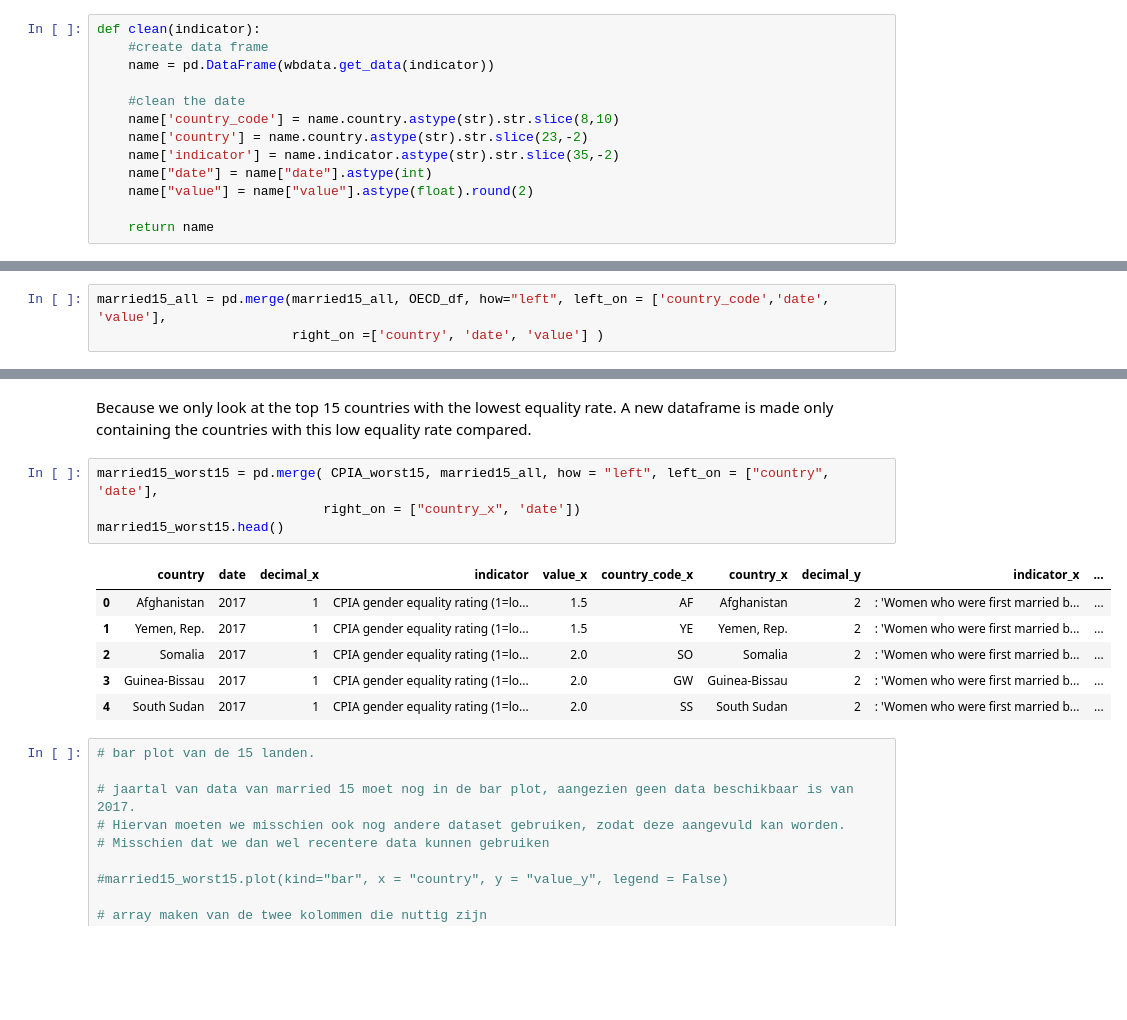
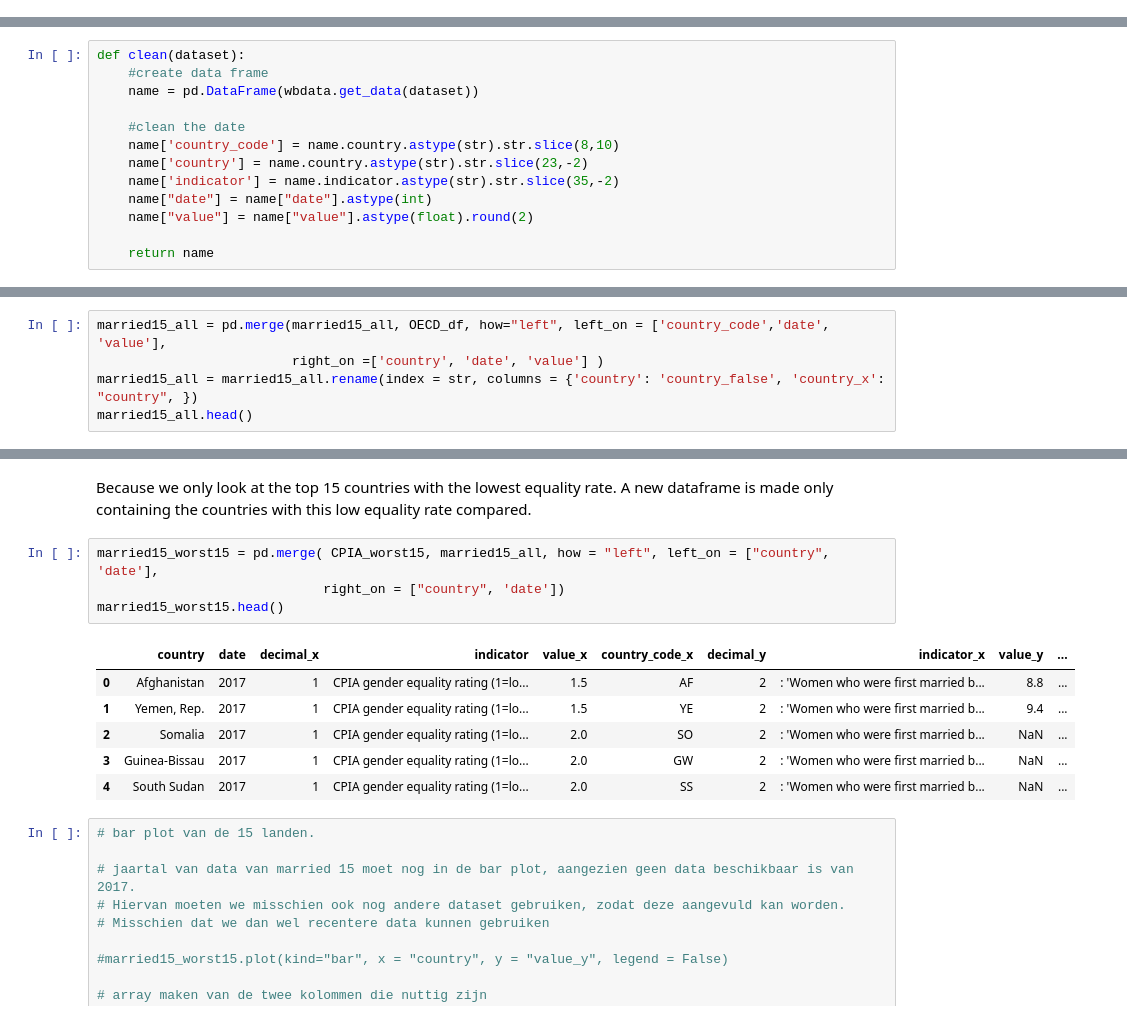
Before and after one commit to omar-d/EPA-WB-Equity, a Jupyter notebook: Deelvraag 2_kindhuwelijken.ipynb, the cells around one changed output, grey strips where cells are left out. Cells and saved outputs as stored; diff of their text form; blank space fills up the shorter version.

```diff
--- a/Deelvraag 2_kindhuwelijken.ipynb
+++ b/Deelvraag 2_kindhuwelijken.ipynb
@@ -11,18 +11,5 @@ import requests
 import pycountry
 
 from scipy import stats
-# %%
-def clean(indicator):
-    #create data frame
-    name = pd.DataFrame(wbdata.get_data(indicator))
-
-    #clean the date
-    name['country_code'] = name.country.astype(str).str.slice(8,10)
-    name['country'] = name.country.astype(str).str.slice(23,-2)
-    name['indicator'] = name.indicator.astype(str).str.slice(35,-2)
-    name["date"] = name["date"].astype(int)
-    name["value"] = name["value"].astype(float).round(2)
-
-    return name
 # %%
 #Step 1: retrieving additional data
@@ -51,6 +38,19 @@ OECD_df['value'] = OECD_df['value'] *100
 OECD_df['indicator']= 'Percentage of women married between 15-19 years of age'
 OECD_df['date'] = OECD_df.date.astype(int)
 # OECD_df
+# %%
+def clean(dataset):
+    #create data frame
+    name = pd.DataFrame(wbdata.get_data(dataset))
+
+    #clean the date
+    name['country_code'] = name.country.astype(str).str.slice(8,10)
+    name['country'] = name.country.astype(str).str.slice(23,-2)
+    name['indicator'] = name.indicator.astype(str).str.slice(35,-2)
+    name["date"] = name["date"].astype(int)
+    name["value"] = name["value"].astype(float).round(2)
+
+    return name
 # %%
 def fillna(name):
     for i in name.country.unique():
@@ -166,3 +167,5 @@ married15_all = fillna(married15_all)
 # %%
 married15_all = pd.merge(married15_all, OECD_df, how="left", left_on = ['country_code','date', 'value'],
                          right_on =['country', 'date', 'value'] )
+married15_all = married15_all.rename(index = str, columns = {'country': 'country_false', 'country_x': "country", })
+married15_all.head()
@@ -178,15 +188,15 @@ makeScatter(CPIA_all['value'], married15_all['value'],
 Because we only look at the top 15 countries with the lowest equality rate. A new dataframe is made only containing the countries with this low equality rate compared.
 # %%
 married15_worst15 = pd.merge( CPIA_worst15, married15_all, how = "left", left_on = ["country", 'date'],
-                             right_on = ["country_x", 'date'])
+                             right_on = ["country", 'date'])
 married15_worst15.head()
 # %% [output]
-|  | country | date | decimal_x | indicator | value_x | country_code_x | country_x | decimal_y | indicator_x | ... |
-| 0 | Afghanistan | 2017 | 1 | CPIA gender equality rating (1=lo... | 1.5 | AF | Afghanistan | 2 | : 'Women who were first married b... | ... |
-| 1 | Yemen, Rep. | 2017 | 1 | CPIA gender equality rating (1=lo... | 1.5 | YE | Yemen, Rep. | 2 | : 'Women who were first married b... | ... |
-| 2 | Somalia | 2017 | 1 | CPIA gender equality rating (1=lo... | 2.0 | SO | Somalia | 2 | : 'Women who were first married b... | ... |
-| 3 | Guinea-Bissau | 2017 | 1 | CPIA gender equality rating (1=lo... | 2.0 | GW | Guinea-Bissau | 2 | : 'Women who were first married b... | ... |
-| 4 | South Sudan | 2017 | 1 | CPIA gender equality rating (1=lo... | 2.0 | SS | South Sudan | 2 | : 'Women who were first married b... | ... |
+|  | country | date | decimal_x | indicator | value_x | country_code_x | decimal_y | indicator_x | value_y | ... |
+| 0 | Afghanistan | 2017 | 1 | CPIA gender equality rating (1=lo... | 1.5 | AF | 2 | : 'Women who were first married b... | 8.8 | ... |
+| 1 | Yemen, Rep. | 2017 | 1 | CPIA gender equality rating (1=lo... | 1.5 | YE | 2 | : 'Women who were first married b... | 9.4 | ... |
+| 2 | Somalia | 2017 | 1 | CPIA gender equality rating (1=lo... | 2.0 | SO | 2 | : 'Women who were first married b... | NaN | ... |
+| 3 | Guinea-Bissau | 2017 | 1 | CPIA gender equality rating (1=lo... | 2.0 | GW | 2 | : 'Women who were first married b... | NaN | ... |
+| 4 | South Sudan | 2017 | 1 | CPIA gender equality rating (1=lo... | 2.0 | SS | 2 | : 'Women who were first married b... | NaN | ... |
 # %%
 # bar plot van de 15 landen.
 
```
Also changed, not shown: parts of 11 cells of this notebook, 1 other file.
